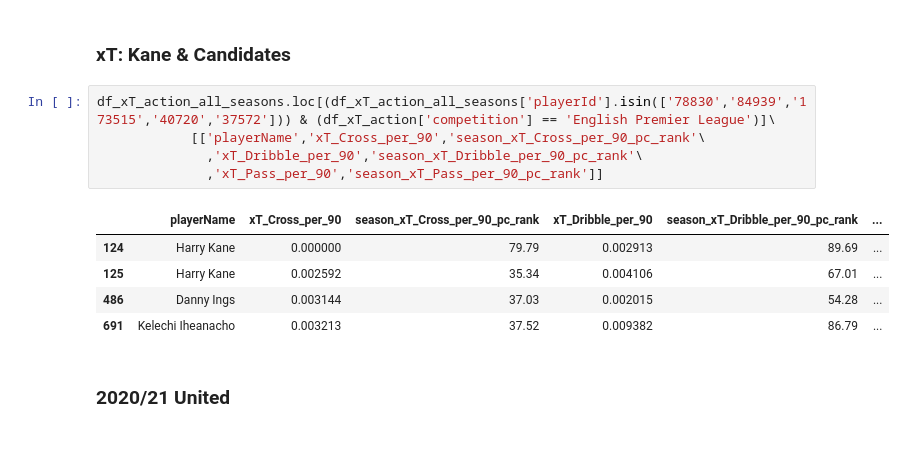
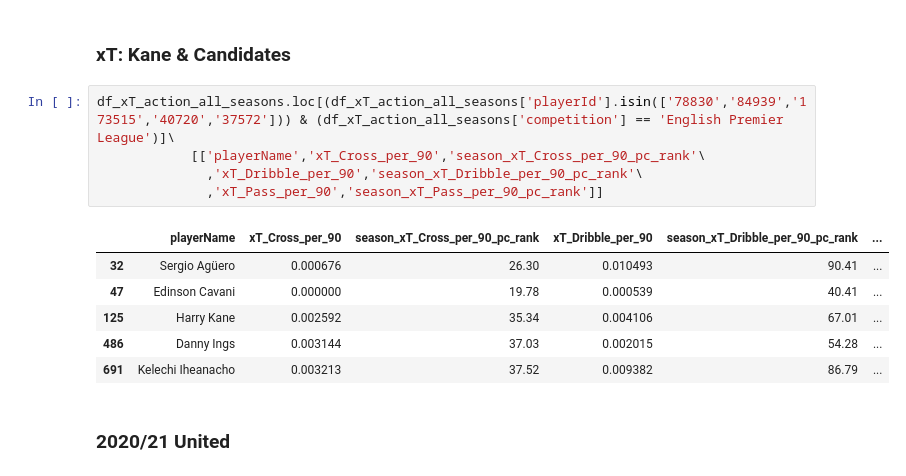
Before and after one commit to christiangilson/MSc-Applied-Statistics-Project-Code, a Jupyter notebook: Applications/xT/Player xT.ipynb, the cells around one changed output. Saved outputs shown, nothing was run; the diff lists cells and outputs as text; blank space fills up the shorter version.

```diff
--- a/Applications/xT/Player xT.ipynb
+++ b/Applications/xT/Player xT.ipynb
@@ -618,13 +632,14 @@ df_xT_action_all_seasons['season_xT_Pass_per_90_pc_rank'] = np.round(100 - df_xT
 # %% [markdown]
 ### xT: Kane & Candidates
 # %%
-df_xT_action_all_seasons.loc[(df_xT_action_all_seasons['playerId'].isin(['78830','84939','173515','40720','37572'])) & (df_xT_action['competition'] == 'English Premier League')]\
+df_xT_action_all_seasons.loc[(df_xT_action_all_seasons['playerId'].isin(['78830','84939','173515','40720','37572'])) & (df_xT_action_all_seasons['competition'] == 'English Premier League')]\
             [['playerName','xT_Cross_per_90','season_xT_Cross_per_90_pc_rank'\
               ,'xT_Dribble_per_90','season_xT_Dribble_per_90_pc_rank'\
               ,'xT_Pass_per_90','season_xT_Pass_per_90_pc_rank']]
 # %% [output]
 |  | playerName | xT_Cross_per_90 | season_xT_Cross_per_90_pc_rank | xT_Dribble_per_90 | season_xT_Dribble_per_90_pc_rank | ... |
-| 124 | Harry Kane | 0.000000 | 79.79 | 0.002913 | 89.69 | ... |
+| 32 | Sergio Agüero | 0.000676 | 26.30 | 0.010493 | 90.41 | ... |
+| 47 | Edinson Cavani | 0.000000 | 19.78 | 0.000539 | 40.41 | ... |
 | 125 | Harry Kane | 0.002592 | 35.34 | 0.004106 | 67.01 | ... |
 | 486 | Danny Ings | 0.003144 | 37.03 | 0.002015 | 54.28 | ... |
 | 691 | Kelechi Iheanacho | 0.003213 | 37.52 | 0.009382 | 86.79 | ... |
```
Also changed, not shown: parts of 12 cells of this notebook, 35 other files.
